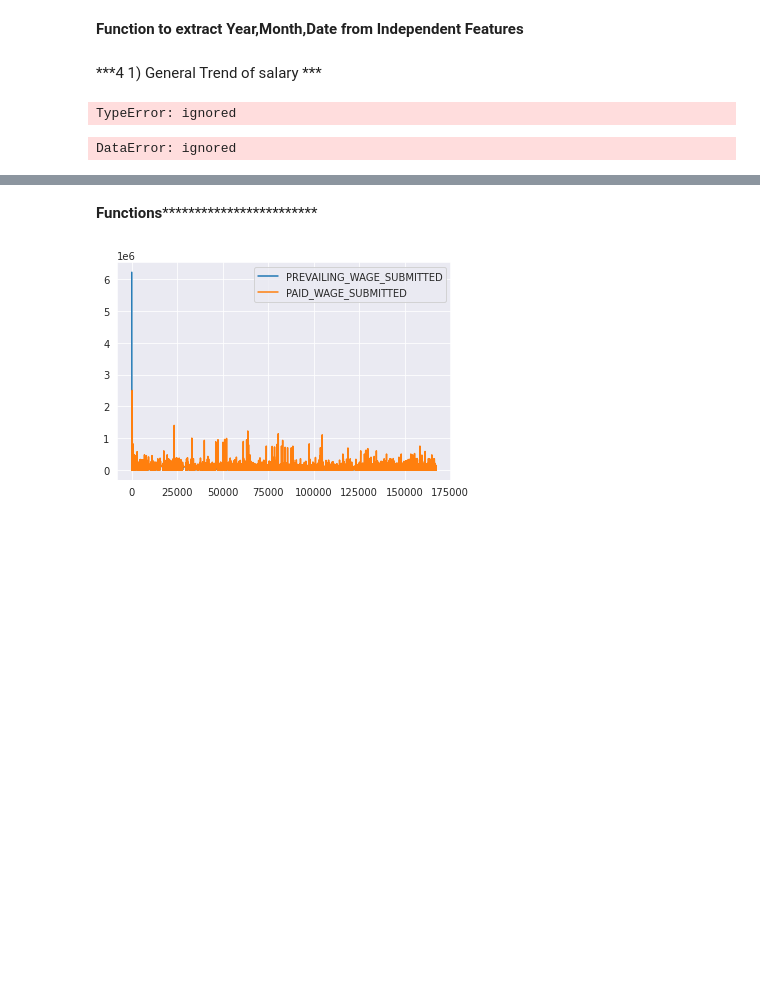
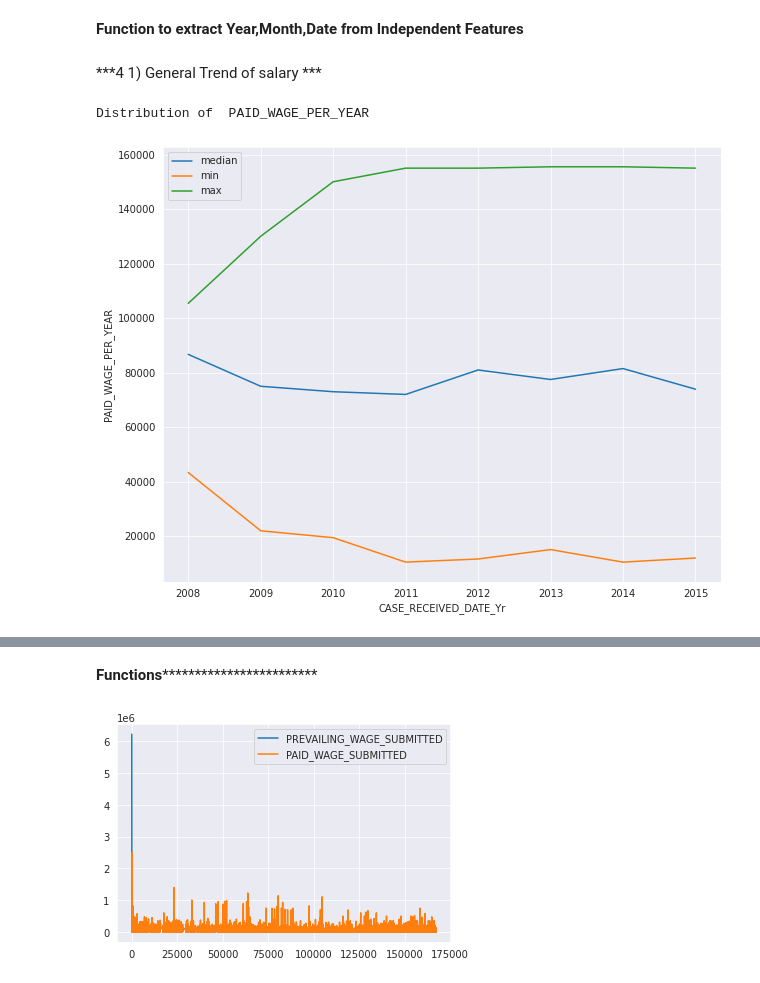
Before and after one commit to chandra-sekar-1983/data_visualization, a Jupyter notebook: Data_Visualization&Analysis.ipynb, the cells around one changed output, grey strips where cells are left out. Cells and saved outputs as stored; diff of their text form; code cells hidden in the pictures; blank space fills up the shorter version.

```diff
--- a/Data_Visualization&Analysis.ipynb
+++ b/Data_Visualization&Analysis.ipynb
@@ -246,11 +246,20 @@ get_year_month_date(data,"CASE_RECEIVED_DATE")
 get_year_month_date(data,"DECISION_DATE")
 # %% [markdown]
 ***4 1) General Trend of salary ***
-# %%
-data('DECISION_DATE_Month')['PAID_WAGE_PER_YEAR'].median()
-# %% [output]
-TypeError: ignored
-# %%
-data[['DECISION_DATE_Month', 'PAID_WAGE_PER_YEAR']].groupby(['DECISION_DATE_Month', 'PAID_WAGE_PER_YEAR']).mean()
-# %% [output]
-DataError: ignored
+# %%
+def trend_chart(df2,output_var,date_var,kind="bar", figsize=(8,10)):
+  df2=pd.DataFrame()
+  df2["median"]=data.groupby(date_var)[output_var].median()
+  df2["min"]=data.groupby(date_var)[output_var].min()
+  df2["max"]=data.groupby(date_var)[output_var].max()
+  df2.plot(kind=kind, figsize=figsize)
+  plt.xlabel(date_var)
+  plt.ylabel(output_var)
+  print("Distribution of ",output_var)
+
+
+
+trend_chart(data,"PAID_WAGE_PER_YEAR","CASE_RECEIVED_DATE_Yr",kind="line", figsize=(10,8))
+# %% [output]
+Distribution of  PAID_WAGE_PER_YEAR
+[figure, added]
```
Also changed, not shown: parts of 6 cells of this notebook.
